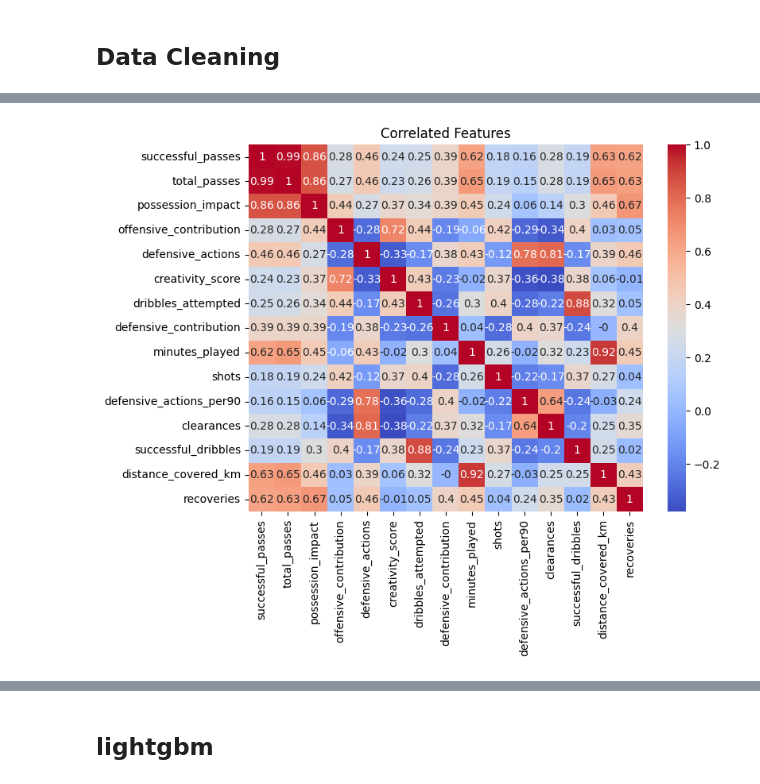
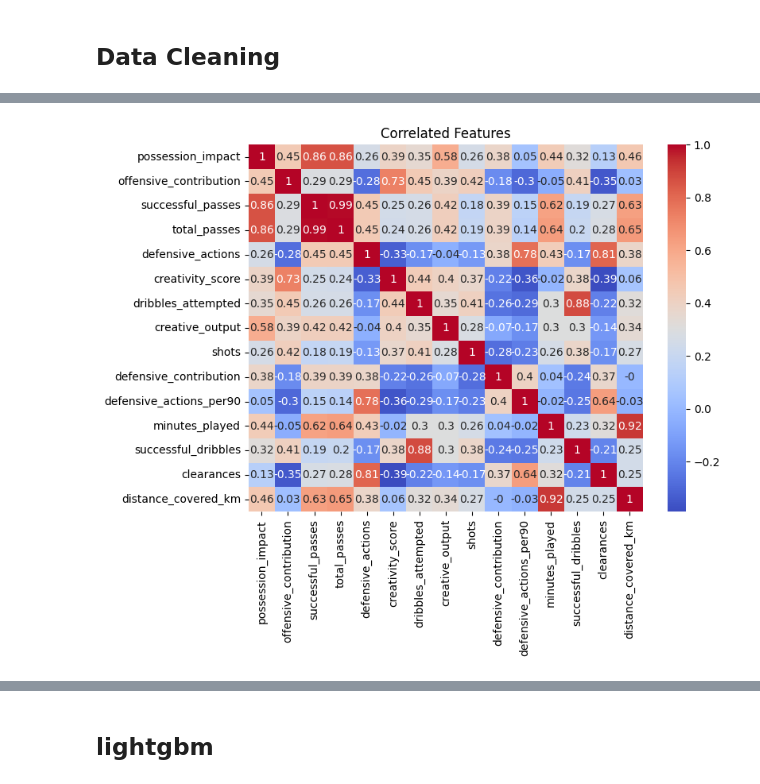
Before and after one commit to Yousef40658/MIA_Ai, a Jupyter notebook: Task_3/script.ipynb, the cells around one changed output, grey strips where cells are left out. Drawn from its saved outputs; the diff is of its cells as text; code cells hidden in the pictures.

```diff
--- a/Task_3/script.ipynb
+++ b/Task_3/script.ipynb
@@ -69,20 +45,18 @@ successful_crosses > crosses: 0 rows
 # %% [markdown]
 ## Data Cleaning
 # %%
-### removing zero minutes played rows
-# print(train_df["minutes_played"].value_counts()) #there are 18524 of 0 minutes played rows
-#remove zero minutes played rows since they contain no info- guess the model will get them if not but its easily hardcoded / predicted
-train_df = train_df[train_df['minutes_played'] > 0].reset_index(drop=True) #
-
+#print(train_df["minutes_played"].value_counts()) #there are 18524 of 0 minutes played rows
+train_df = train_df[train_df['minutes_played'] > 0].reset_index(drop=True)
 
 ###dropping unrelated to performance cols
 cols_to_drop = [
     'Id', 'player_name', 'match_id', 'match_date', 'stadium', 'city',
     'jersey_number', 'opponent_team', 'tournament_stage',
-    'nationality', 'team', 'club_name','preferred_foot'
+    'nationality', 'team', 'club_name','preferred_foot', 'performance_score'
 ]
-train_df = train_df.drop(columns= cols_to_drop)
+train_df = train_df.drop(columns = cols_to_drop)
 
+#hot encoding
 print ("Positions are:")
 print(train_df["position"].value_counts())
 
@@ -91,6 +65,7 @@ print(train_df["match_result"].value_counts())
 
 train_df = pd.get_dummies(train_df, columns=['position'], prefix='pos')
 train_df = pd.get_dummies(train_df, columns=['match_result'], prefix='result')
+print (train_df.head(5))
 
 
 train_df_cleaned = DataCleaner(train_df).clean_df()
@@ -153,25 +133,23 @@ successful_crosses > crosses: 0 rows
 # %%
-#teams winning tend to have higher ratings
+#if teams winning tend to have higher scores
 train_df_cleaned['goal_difference'] = (train_df_cleaned['goals_team'] - train_df_cleaned['goals_opponent'])
 
 #i'm hoping that'll give a sense of the expected being the 'floor' of a player
 train_df_cleaned['goals_overperformance'] = (train_df_cleaned['goals'] - train_df_cleaned['expected_goals_xg'])
-
 train_df_cleaned['assist_overperformance'] = (train_df_cleaned['assists'] - train_df_cleaned['expected_assists_xa'])
 
-#missing shots
 train_df_cleaned['shot_conversion'] = np.where(train_df_cleaned['shots'] > 0,
     train_df_cleaned['goals'] / train_df_cleaned['shots']
     ,0
 )
 
-#Dribble success rate
 train_df_cleaned['dribble_success_rate'] = np.where(
     train_df_cleaned['dribbles_attempted'] > 0,
     train_df_cleaned['successful_dribbles'] / train_df_cleaned['dribbles_attempted'],
     0
 )
 
+#normalizing actions by time of minutes played
 per_90_cols = [
     'goals', 'assists', 'shots', 'shots_on_target', 'key_passes',
     'tackles', 'interceptions', 'recoveries', 'defensive_actions',
@@ -185,11 +163,73 @@ for col in per_90_cols:
         0
     )
 
-
 train_df_cleaned['bmi'] = train_df_cleaned['weight_kg'] / ((train_df_cleaned['height_cm']/100) ** 2)
 
 
+#-- Next features are added by AI recommendation of important parameters in soccers ratings
+# i kept them since i'm filtering later so weak ones won't effect the model
 
-cleaned_explorer = DataExplorer(train_df_cleaned).exploration() #okay all have good corelation with the result except for goals difference
+# xA per 90 (missing from your original per_90_cols list)
+train_df_cleaned['xa_per90'] = np.where(
+    train_df_cleaned['minutes_played'] > 0,
+    train_df_cleaned['expected_assists_xa'] / train_df_cleaned['minutes_played'] * 90,
+    0
+)
+
+# Defensive duel win rate — tackles+interceptions as "wins", fouls_committed as a rough proxy for lost duels
+defensive_attempts = (
+    train_df_cleaned['tackles'] + train_df_cleaned['interceptions'] + train_df_cleaned['fouls_committed']
+)
+train_df_cleaned['defensive_duel_win_rate'] = np.where(
+    defensive_attempts > 0,
+    (train_df_cleaned['tackles'] + train_df_cleaned['interceptions']) / defensive_attempts,
+    0
+)
+
+# Aerial duel win rate
+aerial_total = train_df_cleaned['aerial_duels_won'] + train_df_cleaned['aerial_duels_lost']
+train_df_cleaned['aerial_duel_win_rate'] = np.where(
+    aerial_total > 0,
+    train_df_cleaned['aerial_duels_won'] / aerial_total,
+    0
+)
+
+
+# Winning-context interaction — does scoring matter more/less depending on match outcome?
+train_df_cleaned['goals_x_result_w'] = train_df_cleaned['goals'] * train_df_cleaned['result_w']
+
+# Net positive contribution — reward productive actions, penalize discipline issues
+train_df_cleaned['net_contribution'] = (
+    train_df_cleaned['offensive_contribution'] + train_df_cleaned['defensive_contribution']
+    - (train_df_cleaned['fouls_committed'] * 2)
+)
+
+# Shot accuracy (different from shot_conversion — this is precision, not finishing)
+train_df_cleaned['shot_accuracy'] = np.where(
+    train_df_cleaned['shots'] > 0,
+    train_df_cleaned['shots_on_target'] / train_df_cleaned['shots'], 0
+)
+
+# Share of team's goals this player accounted for — direct measure of offensive importance
+train_df_cleaned['team_goal_share'] = np.where(
+    train_df_cleaned['goals_team'] > 0,
+    train_df_cleaned['goals'] / train_df_cleaned['goals_team'], 0
+)
+
+# Combined underlying attacking threat (xG + xA) — captures quality of chances regardless of finishing luck
+train_df_cleaned['combined_threat'] = (
+    train_df_cleaned['expected_goals_xg'] + train_df_cleaned['expected_assists_xa']
+)
+
+# Combined actual output per 90 — goals+assists together, not separately
+train_df_cleaned['goal_involvement_per90'] = np.where(
+    train_df_cleaned['minutes_played'] > 0,
+    (train_df_cleaned['goals'] + train_df_cleaned['assists']) / train_df_cleaned['minutes_played'] * 90, 0
+)
+
+# Chance creation beyond just assists — key passes that didn't convert still show creative output
+train_df_cleaned['creative_output'] = train_df_cleaned['key_passes'] + train_df_cleaned['assists']
+
+cleaned_explorer = DataExplorer(train_df_cleaned).exploration()
 # %% [output]
 -----------------
@@ -211,3 +251,3 @@ red_cards                    1.533113
 dtype: float64
-[figure, old version]
+[figure, new version]
 Correlation with player_rating
```
Also changed, not shown: parts of 53 cells of this notebook, 32 other files.
